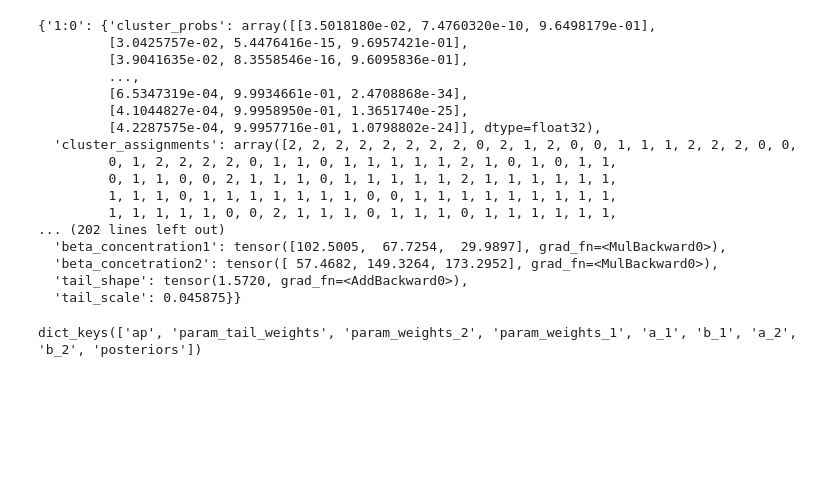
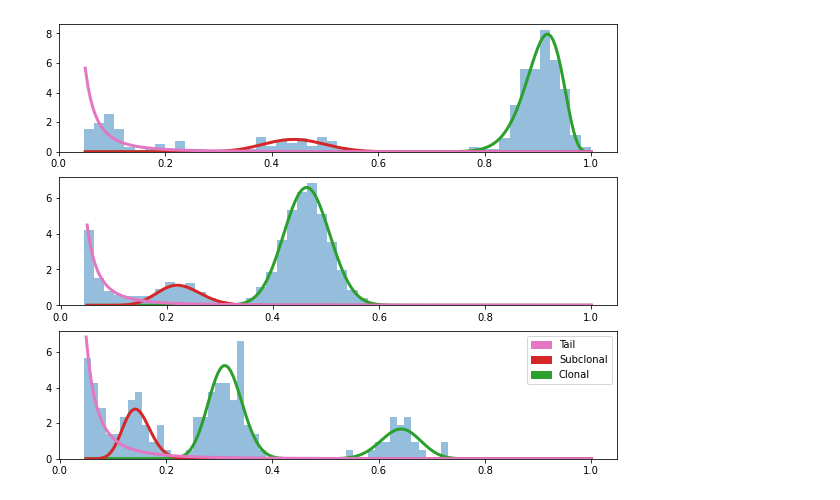
Before and after one commit to Militeee/HMOBSTER, a Jupyter notebook: esempio.ipynb, the cells around one changed output. Drawn from its saved outputs; the diff is of its cells as text; code cells hidden in the pictures; blank space fills up the shorter version.

Commit message:
added plotting

```diff
--- a/esempio.ipynb
+++ b/esempio.ipynb
@@ -283,9 +0,0 @@ svi = pyro.infer.SVI(model=model,
-# %%
-pyro.clear_param_store()
-losses = []
-for i in range(500):
-    loss = svi.step(inp, tail = 1, K = 1)
-    losses.append(loss)
-    #plot_results(inp, tail = True)
-    if i % 100:
-        print(loss, end='\n')
@@ -316,0 +3,4 @@ plt.title('Convergence of SVI');
+# %%
+data = mb.load_example_data("./")
+# %%
+fitted = mb.fit_mobster(data, 1,1, max_it = 500, lr = 0.01)
@@ -641,24 +83,0 @@ def format_parameters_for_export_aux(data, params,k, i, theo_clones, counts_clon
-# %%
-format_parameters_for_export(inp, pt ,1)
-# %% [output]
-{'1:0': {'cluster_probs': array([[3.5018180e-02, 7.4760320e-10, 9.6498179e-01],
-         [3.0425757e-02, 5.4476416e-15, 9.6957421e-01],
-         [3.9041635e-02, 8.3558546e-16, 9.6095836e-01],
-         ...,
-         [6.5347319e-04, 9.9934661e-01, 2.4708868e-34],
-         [4.1044827e-04, 9.9958950e-01, 1.3651740e-25],
-         [4.2287575e-04, 9.9957716e-01, 1.0798802e-24]], dtype=float32),
-  'cluster_assignments': array([2, 2, 2, 2, 2, 2, 2, 2, 0, 2, 1, 2, 0, 0, 1, 1, 1, 2, 2, 2, 0, 0,
-         0, 1, 2, 2, 2, 2, 0, 1, 1, 0, 1, 1, 1, 1, 1, 2, 1, 0, 1, 0, 1, 1,
-         0, 1, 1, 0, 0, 2, 1, 1, 1, 0, 1, 1, 1, 1, 1, 2, 1, 1, 1, 1, 1, 1,
-         1, 1, 1, 0, 1, 1, 1, 1, 1, 1, 1, 0, 0, 1, 1, 1, 1, 1, 1, 1, 1, 1,
-         1, 1, 1, 1, 1, 0, 0, 2, 1, 1, 1, 0, 1, 1, 1, 0, 1, 1, 1, 1, 1, 1,
-... (202 lines left out)
-  'beta_concentration1': tensor([102.5005,  67.7254,  29.9897], grad_fn=<MulBackward0>),
-  'beta_concetration2': tensor([ 57.4682, 149.3264, 173.2952], grad_fn=<MulBackward0>),
-  'tail_shape': tensor(1.5720, grad_fn=<AddBackward0>),
-  'tail_scale': 0.045875}}
-# %%
-pt.keys()
-# %% [output]
-dict_keys(['ap', 'param_tail_weights', 'param_weights_2', 'param_weights_1', 'a_1', 'b_1', 'a_2', 'b_2', 'posteriors'])
@@ -675,0 +84,4 @@ def calculate_number_of_params(params):
+# %%
+plot_results(data, fitted, output= "cane.png")
+# %% [output]
+[figure, added]
```
Also changed, not shown: parts of 32 cells of this notebook, 5 other files.
